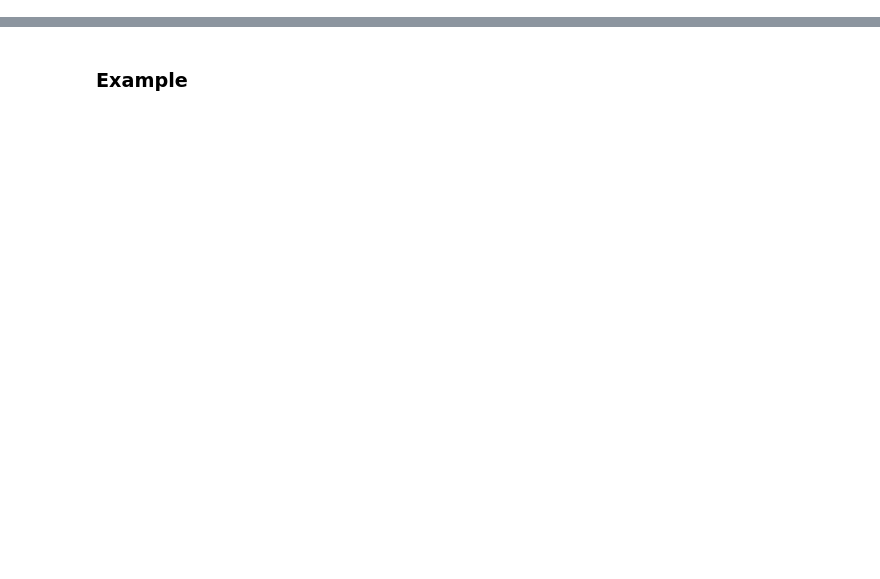
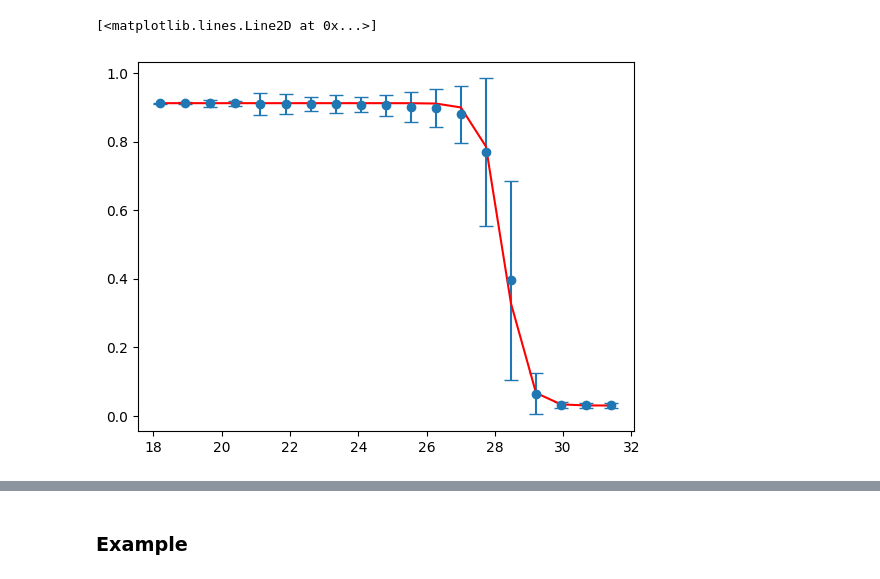
Before and after one commit to zhangzzk/blending_emulator, a Jupyter notebook: blending_predictor.ipynb, the cells around one changed output, grey strips where cells are left out. Saved outputs shown, nothing was run; the diff lists cells and outputs as text; code cells hidden in the pictures; blank space fills up the shorter version.

```diff
--- a/blending_predictor.ipynb
+++ b/blending_predictor.ipynb
@@ -127,0 +160,34 @@ additional_names = ['RA_input_p',
+# %%
+mag_bins = np.linspace(cla_fea['r_input_p_scaled'].min(), cla_fea['r_input_p_scaled'].max(), 20)
+mag_centers = (mag_bins[:-1] + mag_bins[1:]) / 2
+
+mean_detect = []
+sig_detect = []
+for i in range(len(mag_bins)-1):
+    mask = (cla_fea['r_input_p_scaled'] >= mag_bins[i]) & (cla_fea['r_input_p_scaled'] < mag_bins[i+1])
+    mean_detect.append(detect_pred[mask].mean())
+    sig_detect.append(detect_pred[mask].std())
+
+mean_detect = np.array(mean_detect)
+sig_detect = np.array(sig_detect)
+
+plt.errorbar(mag_centers, mean_detect, yerr=sig_detect, fmt='o', capsize=5)
+
+
+from scipy.optimize import curve_fit
+
+def logistic_step(x, y_high, y_low, x0, w):
+    return y_low + (y_high - y_low) / (1.0 + np.exp((x - x0) / w))
+
+# initial guesses from eyeballing your plot
+p0 = [0.9, 0.0, 23.5, 0.3]   # [y_high, y_low, x0, w]
+
+popt, pcov = curve_fit(
+    logistic_step, mag_centers, mean_detect, p0=p0, sigma=sig_detect, absolute_sigma=True
+)
+
+plt.plot(mag_centers, logistic_step(mag_centers, *popt), 'r-')
+# plt.errorbar(mag_centers, mean_detect, yerr=sig_detect, fmt='o', capsize=5)
+# %% [output]
+[<matplotlib.lines.Line2D at 0x...>]
+[figure, added]
```
Also changed, not shown: parts of 12 cells of this notebook, 5 other files.
